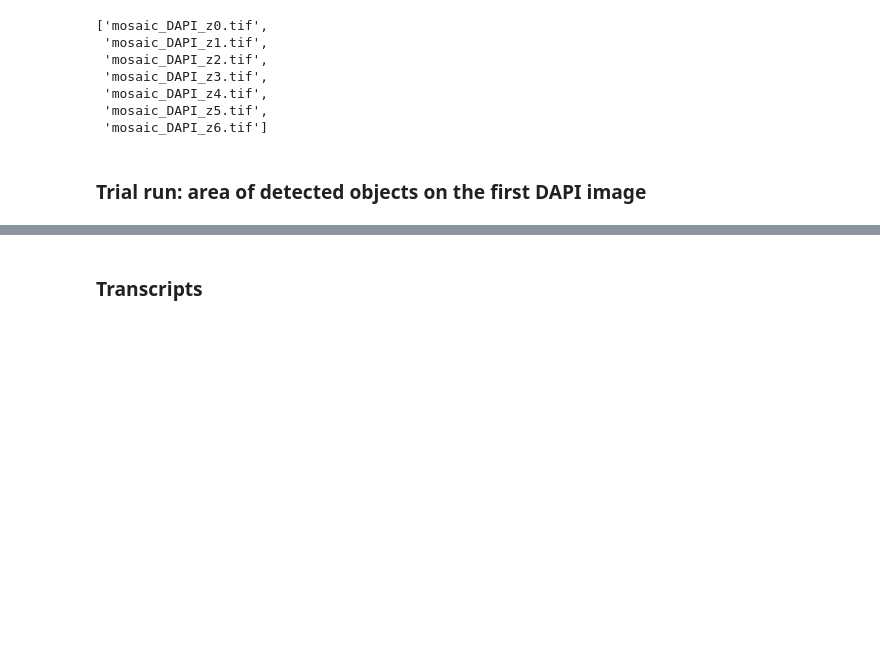
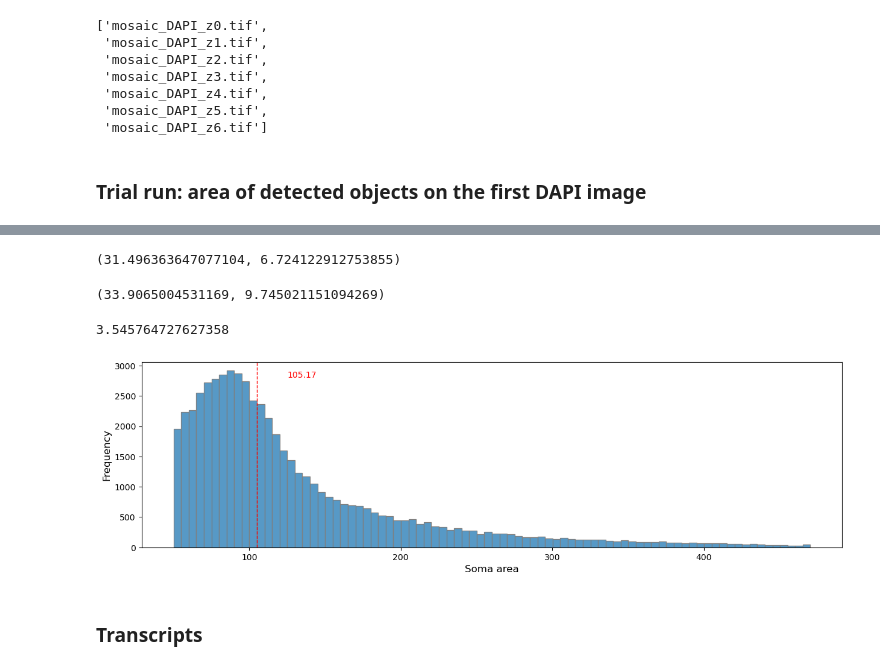
Before and after one commit to chen-yang-yuan/mcDETECT, a Jupyter notebook: code/benckmark_DAPI.ipynb, the cells around one changed output, grey strips where cells are left out. Drawn from its saved outputs; the diff is of its cells as text; code cells hidden in the pictures; blank space fills up the shorter version.

```diff
--- a/code/benckmark_DAPI.ipynb
+++ b/code/benckmark_DAPI.ipynb
@@ -52,6 +52,17 @@ def adaptive_thresholding_with_dilation(img, block_size=49, c=-1, radius=10):
     th = cv2.adaptiveThreshold(img, 255, cv2.ADAPTIVE_THRESH_GAUSSIAN_C, cv2.THRESH_BINARY, block_size, c)
     kernel = cv2.getStructuringElement(cv2.MORPH_ELLIPSE, (2*radius+1, 2*radius+1))
     th_dilated = cv2.dilate(th, kernel)
+    return th_dilated
+
+
+def adaptive_thresholding_with_size_filter_and_dilation(img, block_size=49, c=-1, min_area=50, radius=10):
+    th = cv2.adaptiveThreshold(img, 255, cv2.ADAPTIVE_THRESH_GAUSSIAN_C, cv2.THRESH_BINARY, block_size, c)
+    contours, _ = cv2.findContours(th, cv2.RETR_EXTERNAL, cv2.CHAIN_APPROX_SIMPLE)
+    filtered_contours = [c for c in contours if cv2.contourArea(c) >= min_area]
+    filtered_img = np.zeros_like(th)
+    cv2.drawContours(filtered_img, filtered_contours, -1, 255, -1)
+    kernel = cv2.getStructuringElement(cv2.MORPH_ELLIPSE, (2*radius+1, 2*radius+1))
+    th_dilated = cv2.dilate(filtered_img, kernel)
     return th_dilated
 
 
@@ -207,6 +218,14 @@ thresholding_methods = {
     "Adaptive + Dilation": {
         "function": lambda img: adaptive_thresholding_with_dilation(img, block_size=49, c=-1, radius=10),
         "description": "Adaptive thresholding followed by dilation with circular kernel (radius=10px)"
+    },
+    "Adaptive + Size Filter + Dilation": {
+        "function": lambda img: adaptive_thresholding_with_size_filter_and_dilation(img, block_size=49, c=-1, min_area=100, radius=10),
+        "description": "Adaptive thresholding followed by dilation with circular kernel (radius=10px) and size filter (min_area=50px)"
+    },
+    "Adaptive + Size Filter + Dilation 2": {
+        "function": lambda img: adaptive_thresholding_with_size_filter_and_dilation(img, block_size=49, c=-1, min_area=500, radius=10),
+        "description": "Adaptive thresholding followed by dilation with circular kernel (radius=10px) and size filter (min_area=50px)"
     },
     "Otsu Thresholding": {
         "function": lambda img: cv2.threshold(img, 0, 255, cv2.THRESH_BINARY + cv2.THRESH_OTSU)[1],
@@ -349,3 +386,35 @@ print("- radii_um['Otsu Thresholding'] -> list of radii")
+# %%
+aaa = areas_um2["Adaptive + Dilation"]
+np.mean(aaa), np.median(aaa)
+# %% [output]
+(31.496363647077104, 6.724122912753855)
+# %%
+cutoff1 = np.percentile(aaa, 1)
+cutoff2 = np.percentile(aaa, 99.5)
+bbb = [i for i in aaa if i > cutoff1 and i < cutoff2]
+np.mean(bbb), np.median(bbb)
+# %% [output]
+(33.9065004531169, 9.745021151094269)
+# %%
+cutoff1
+# %% [output]
+3.545764727627358
+# %%
+import seaborn as sns
+ccc = [i for i in bbb if i > 50]
+med = np.median(ccc)
+plt.figure(figsize = (15, 4))
+sns.histplot(ccc, binwidth=5, kde=False, edgecolor="gray")
+if np.isfinite(med):
+    plt.axvline(med, color="red", linestyle="--", linewidth=1)
+    ymax = plt.ylim()[1]
+    plt.text(med + 20, ymax * 0.95, f"{med:.2f}",
+            color="red", ha="left", va="top", fontsize=10)
+plt.xlabel("Soma area", fontsize=12)
+plt.ylabel("Frequency", fontsize=12)
+plt.show()
+# %% [output]
+[figure, added]
 # %%
 # Example plotting code for area/radius distributions
 
```
Also changed, not shown: parts of 2 cells of this notebook, 1 other file.
